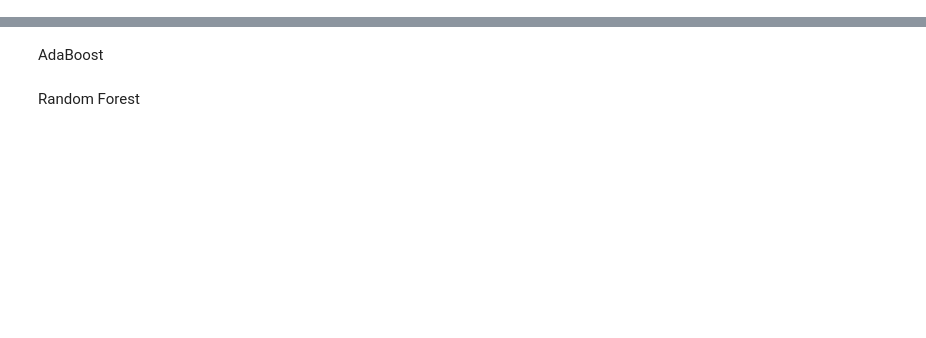
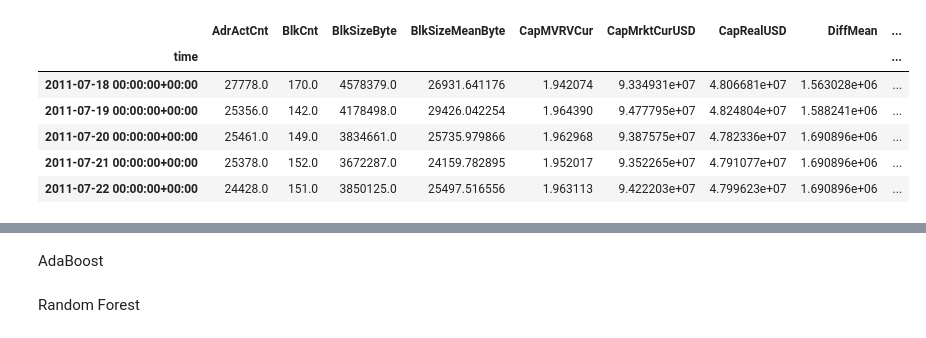
Before and after one commit to maxla777/Project-2, a Jupyter notebook: Monique/ML_models.ipynb, the cells around one changed output, grey strips where cells are left out. Cells and saved outputs as stored; diff of their text form; code cells hidden in the pictures; blank space fills up the shorter version.

```diff
--- a/Monique/ML_models.ipynb
+++ b/Monique/ML_models.ipynb
@@ -29,0 +41,11 @@ x_var_list = ['total_rooms', 'total_bedrooms', 'households']
+# %%
+btc_data = btc_data.dropna().copy()
+btc_data.head()
+# %% [output]
+|  | AdrActCnt | BlkCnt | BlkSizeByte | BlkSizeMeanByte | CapMVRVCur | CapMrktCurUSD | CapRealUSD | DiffMean | ... |
+| time |  |  |  |  |  |  |  |  | ... |
+| 2011-07-18 00:00:00+00:00 | 27778.0 | 170.0 | 4578379.0 | 26931.641176 | 1.942074 | 9.334931e+07 | 4.806681e+07 | 1.563028e+06 | ... |
+| 2011-07-19 00:00:00+00:00 | 25356.0 | 142.0 | 4178498.0 | 29426.042254 | 1.964390 | 9.477795e+07 | 4.824804e+07 | 1.588241e+06 | ... |
+| 2011-07-20 00:00:00+00:00 | 25461.0 | 149.0 | 3834661.0 | 25735.979866 | 1.962968 | 9.387575e+07 | 4.782336e+07 | 1.690896e+06 | ... |
+| 2011-07-21 00:00:00+00:00 | 25378.0 | 152.0 | 3672287.0 | 24159.782895 | 1.952017 | 9.352265e+07 | 4.791077e+07 | 1.690896e+06 | ... |
+| 2011-07-22 00:00:00+00:00 | 24428.0 | 151.0 | 3850125.0 | 25497.516556 | 1.963113 | 9.422203e+07 | 4.799623e+07 | 1.690896e+06 | ... |
```
Also changed, not shown: parts of 9 cells of this notebook.
